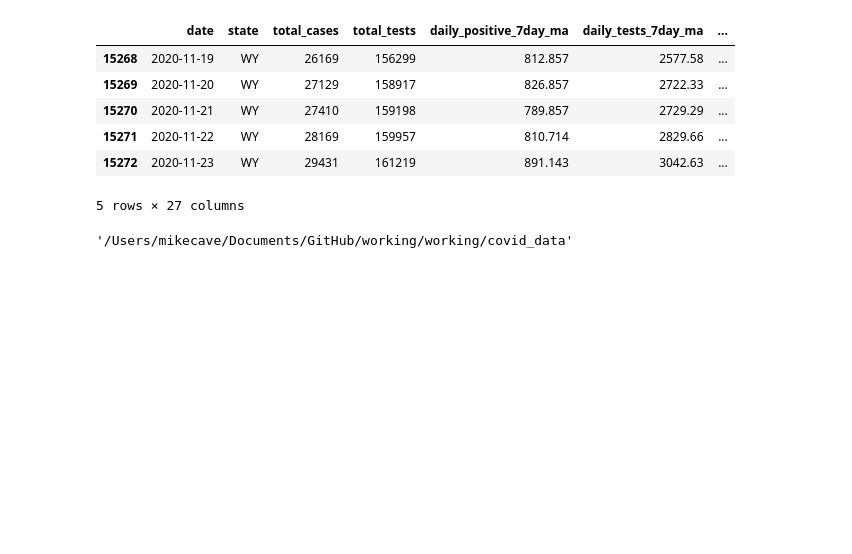
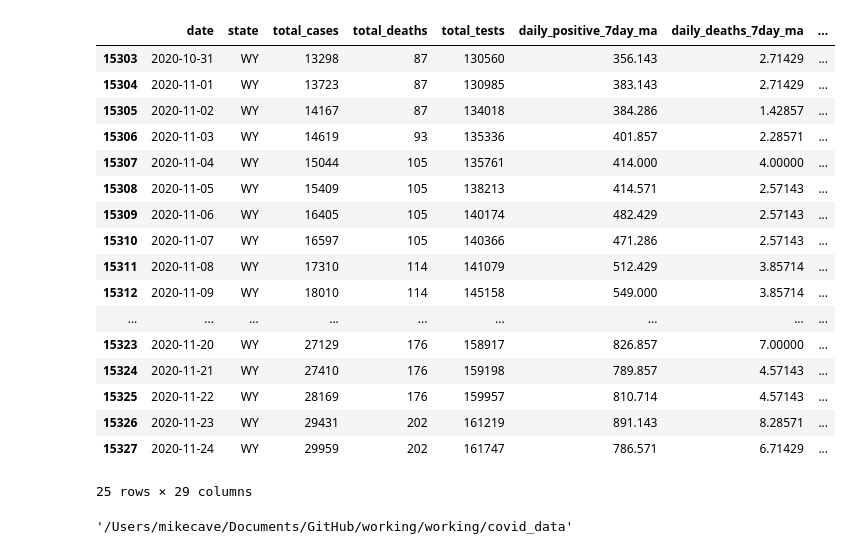
Before and after one commit to michaelcave1515/ai_work, a Jupyter notebook: covid_data/guInfectionEstimates.ipynb, the cells around one changed output. Cells and saved outputs as stored; diff of their text form; code cells hidden in the pictures; blank space fills up the shorter version.

```diff
--- a/covid_data/guInfectionEstimates.ipynb
+++ b/covid_data/guInfectionEstimates.ipynb
@@ -31,13 +31,24 @@ memory usage: 3.1+ MB
 # %%
-df.tail()
+df.tail(25)
 # %% [output]
-|  | date | state | total_cases | total_tests | daily_positive_7day_ma | daily_tests_7day_ma | ... |
-| 15268 | 2020-11-19 | WY | 26169 | 156299 | 812.857 | 2577.58 | ... |
-| 15269 | 2020-11-20 | WY | 27129 | 158917 | 826.857 | 2722.33 | ... |
-| 15270 | 2020-11-21 | WY | 27410 | 159198 | 789.857 | 2729.29 | ... |
-| 15271 | 2020-11-22 | WY | 28169 | 159957 | 810.714 | 2829.66 | ... |
-| 15272 | 2020-11-23 | WY | 29431 | 161219 | 891.143 | 3042.63 | ... |
+|  | date | state | total_cases | total_deaths | total_tests | daily_positive_7day_ma | daily_deaths_7day_ma | ... |
+| 15303 | 2020-10-31 | WY | 13298 | 87 | 130560 | 356.143 | 2.71429 | ... |
+| 15304 | 2020-11-01 | WY | 13723 | 87 | 130985 | 383.143 | 2.71429 | ... |
+| 15305 | 2020-11-02 | WY | 14167 | 87 | 134018 | 384.286 | 1.42857 | ... |
+| 15306 | 2020-11-03 | WY | 14619 | 93 | 135336 | 401.857 | 2.28571 | ... |
+| 15307 | 2020-11-04 | WY | 15044 | 105 | 135761 | 414.000 | 4.00000 | ... |
+| 15308 | 2020-11-05 | WY | 15409 | 105 | 138213 | 414.571 | 2.57143 | ... |
+| 15309 | 2020-11-06 | WY | 16405 | 105 | 140174 | 482.429 | 2.57143 | ... |
+| 15310 | 2020-11-07 | WY | 16597 | 105 | 140366 | 471.286 | 2.57143 | ... |
+| 15311 | 2020-11-08 | WY | 17310 | 114 | 141079 | 512.429 | 3.85714 | ... |
+| 15312 | 2020-11-09 | WY | 18010 | 114 | 145158 | 549.000 | 3.85714 | ... |
+| ... | ... | ... | ... | ... | ... | ... | ... | ... |
+| 15323 | 2020-11-20 | WY | 27129 | 176 | 158917 | 826.857 | 7.00000 | ... |
+| 15324 | 2020-11-21 | WY | 27410 | 176 | 159198 | 789.857 | 4.57143 | ... |
+| 15325 | 2020-11-22 | WY | 28169 | 176 | 159957 | 810.714 | 4.57143 | ... |
+| 15326 | 2020-11-23 | WY | 29431 | 202 | 161219 | 891.143 | 8.28571 | ... |
+| 15327 | 2020-11-24 | WY | 29959 | 202 | 161747 | 786.571 | 6.71429 | ... |
-5 rows × 27 columns
+25 rows × 29 columns
 # %%
 df.to_csv('infectionEstimates.csv', index=False)
 # %%
```
Also changed, not shown: parts of 1 cell of this notebook, 4 other files.
